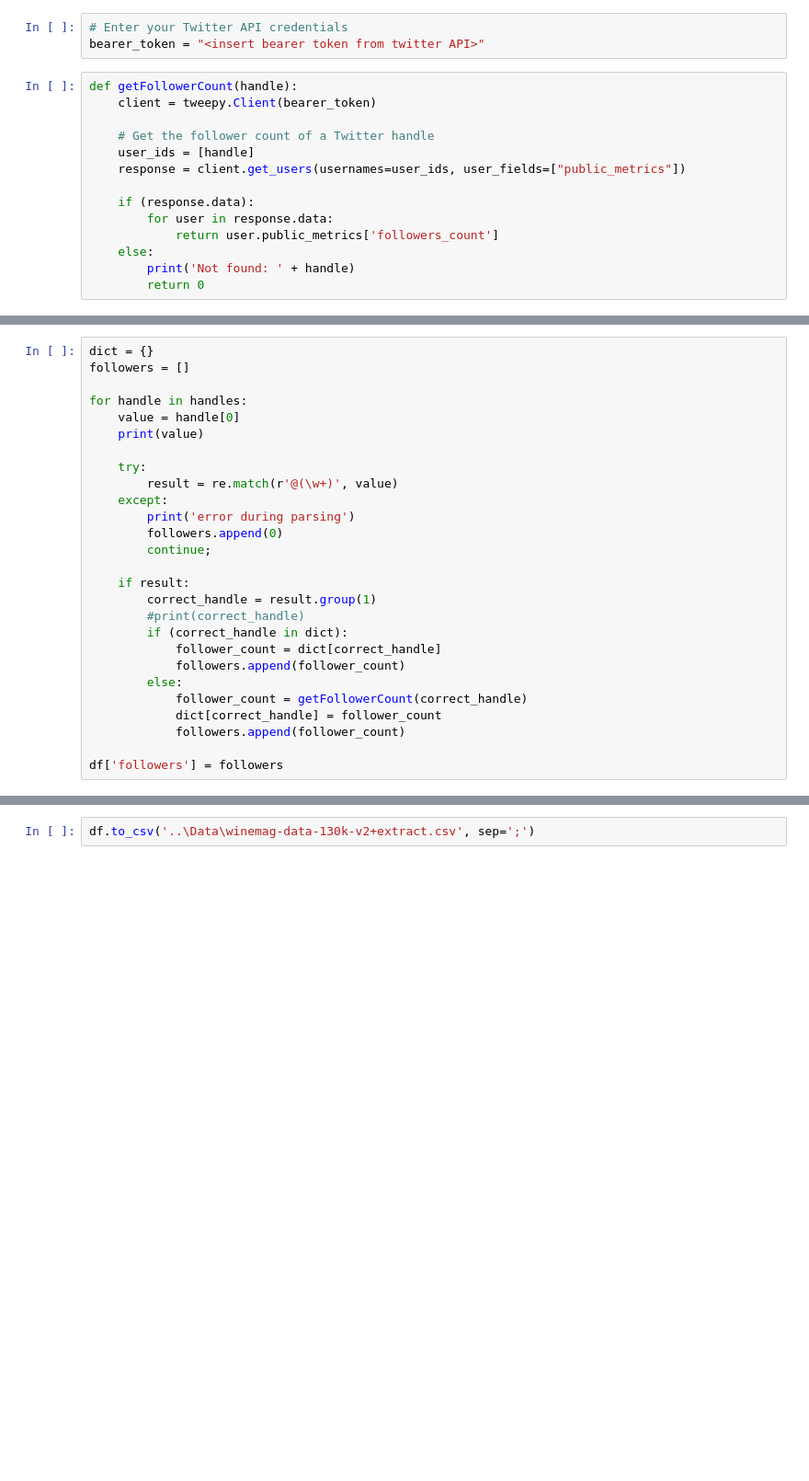
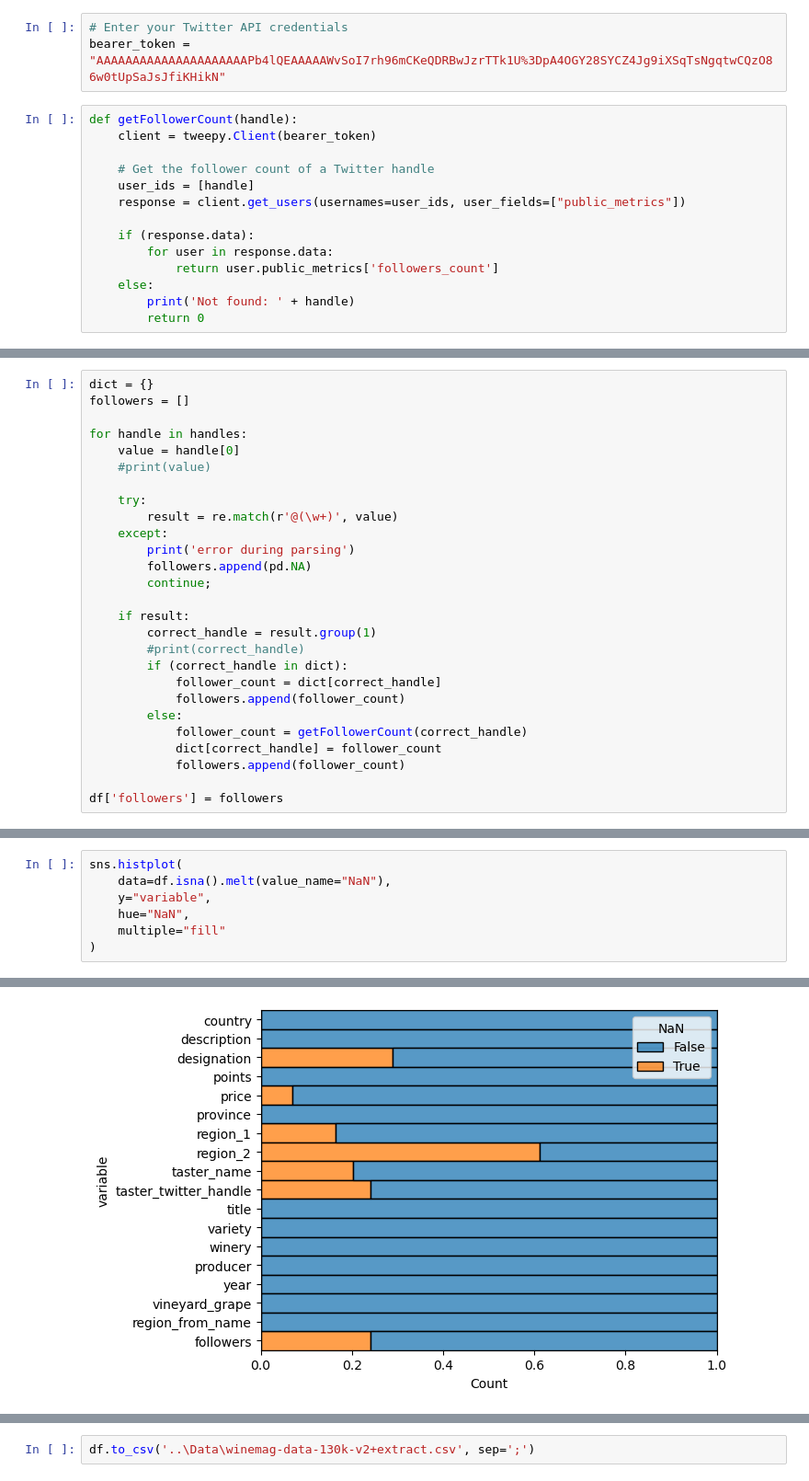
Before and after one commit to Alex020250/AppliedDataScience, a Jupyter notebook: Code/preprocessing.ipynb, the cells around one changed output, grey strips where cells are left out. Shown at 92% size. Drawn from its saved outputs; the diff is of its cells as text; blank space fills up the shorter version.

```diff
--- a/Code/preprocessing.ipynb
+++ b/Code/preprocessing.ipynb
@@ -53,6 +109,6 @@ df['taster_twitter_handle']
 # %%
 # Enter your Twitter API credentials
-bearer_token = "<insert bearer token from twitter API>"
+bearer_token = "AAAAAAAAAAAAAAAAAAAAAPb4lQEAAAAAWvSoI7rh96mCKeQDRBwJzrTTk1U%3DpA4OGY28SYCZ4Jg9iXSqTsNgqtwCQzO86w0tUpSaJsJfiKHikN"
 # %%
 def getFollowerCount(handle):
     client = tweepy.Client(bearer_token)
@@ -76,13 +150,13 @@ followers = []
 
 for handle in handles:
     value = handle[0]
-    print(value)
+    #print(value)
 
     try:
         result = re.match(r'@(\w+)', value)
     except:
         print('error during parsing')
-        followers.append(0)
+        followers.append(pd.NA)
         continue;
 
     if result:
@@ -101,0 +208,8 @@ df
+# %%
+sns.histplot(
+    data=df.isna().melt(value_name="NaN"),
+    y="variable",
+    hue="NaN",
+    multiple="fill"
+)
+# %% [output]
@@ -101,0 +217 @@ df
+[figure, added]
```
Also changed, not shown: parts of 20 cells of this notebook, 3 other files.
